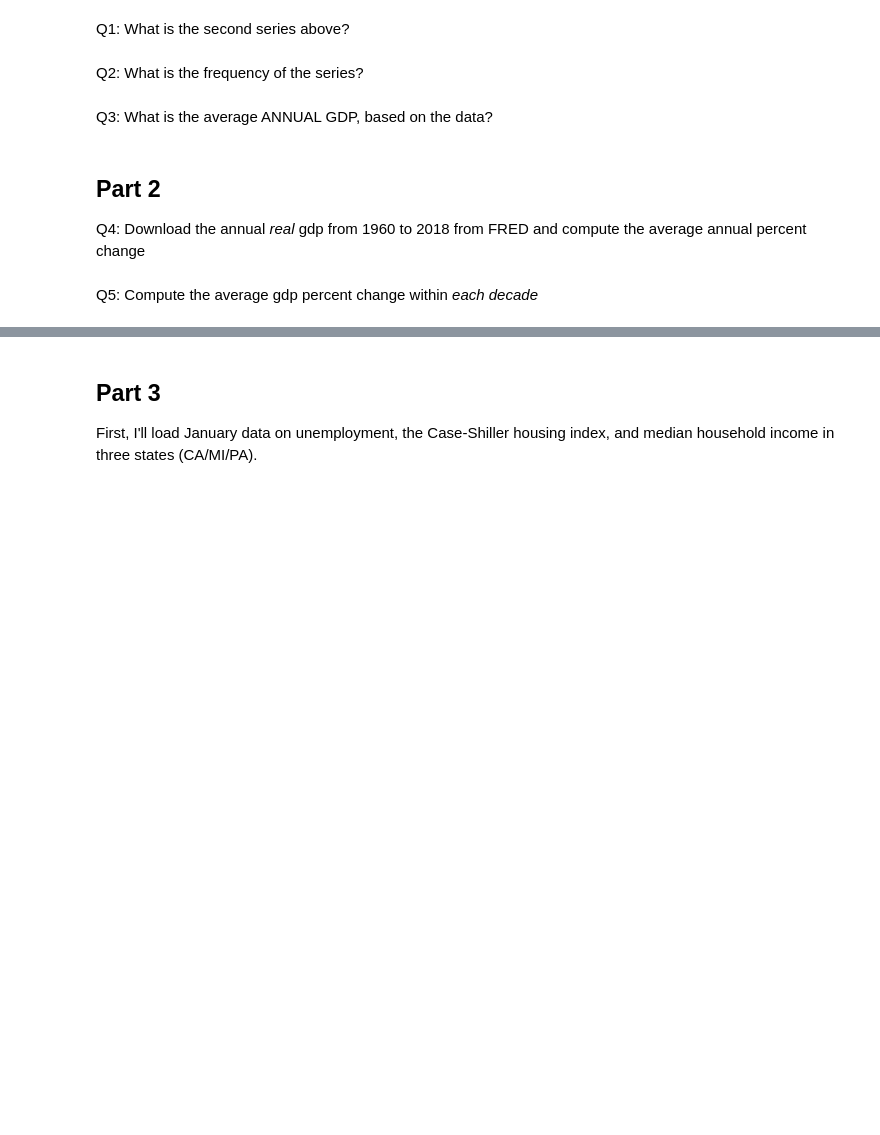
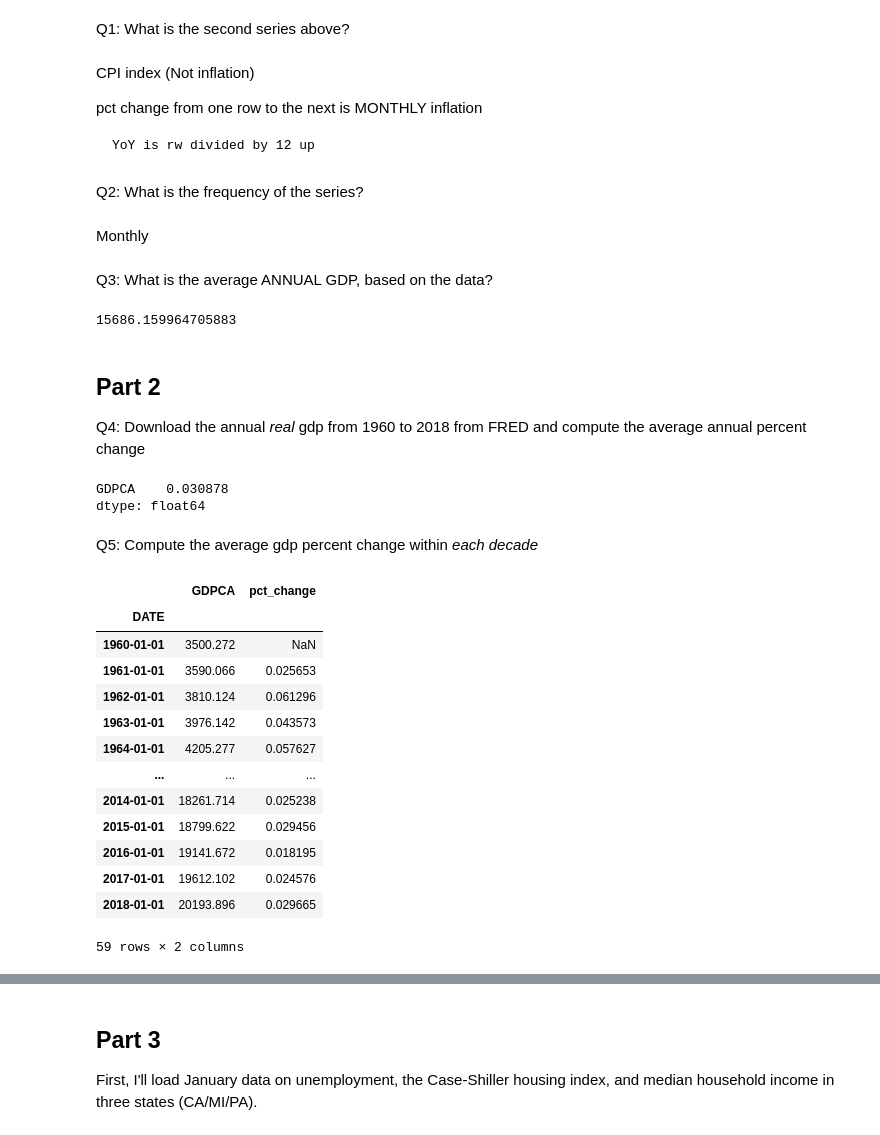
Before and after one commit to mikej3663/ledatascifi-2025, a Jupyter notebook: ledatascifi-2025/handouts/Pandas exercises.ipynb, the cells around one changed output, grey strips where cells are left out. Saved outputs shown, nothing was run; the diff lists cells and outputs as text; code cells hidden in the pictures; blank space fills up the shorter version.

```diff
--- a/ledatascifi-2025/handouts/Pandas exercises.ipynb
+++ b/ledatascifi-2025/handouts/Pandas exercises.ipynb
@@ -282,12 +330,50 @@ Q0: Do each of the [EDA golden rules for initial data exploration](https://ledat
 # %% [markdown]
 Q1: What is the second series above?
+# %% [markdown]
+CPI index (Not inflation)
+
+pct change from one row to the next is MONTHLY inflation
+
+    YoY is rw divided by 12 up
 # %% [markdown]
 Q2: What is the frequency of the series?
+# %% [markdown]
+Monthly
 # %% [markdown]
 Q3: What is the average ANNUAL GDP, based on the data?
+# %%
+macro_df['GDP'].mean() # 15 trillion
+# %% [output]
+15686.159964705883
 # %% [markdown]
 ## Part 2
 
 Q4: Download the annual *real* gdp from 1960 to 2018 from FRED and compute the average annual percent change
+# %%
+start = datetime.datetime(1960, 1, 1)
+end = datetime.datetime(2018, 1, 1)
+rgdp = pdr.data.DataReader('GDPCA','fred',start,end)
+rgdp.pct_change().mean()
+# %% [output]
+GDPCA    0.030878
+dtype: float64
 # %% [markdown]
 Q5: Compute the average gdp percent change within *each decade*
+# %%
+rgdp['pct_change'] = rgdp['GDPCA'].pct_change()
+rgdp
+# %% [output]
+|  | GDPCA | pct_change |
+| DATE |  |  |
+| 1960-01-01 | 3500.272 | NaN |
+| 1961-01-01 | 3590.066 | 0.025653 |
+| 1962-01-01 | 3810.124 | 0.061296 |
+| 1963-01-01 | 3976.142 | 0.043573 |
+| 1964-01-01 | 4205.277 | 0.057627 |
+| ... | ... | ... |
+| 2014-01-01 | 18261.714 | 0.025238 |
+| 2015-01-01 | 18799.622 | 0.029456 |
+| 2016-01-01 | 19141.672 | 0.018195 |
+| 2017-01-01 | 19612.102 | 0.024576 |
+| 2018-01-01 | 20193.896 | 0.029665 |
+59 rows × 2 columns
```
Also changed, not shown: parts of 10 cells of this notebook.
